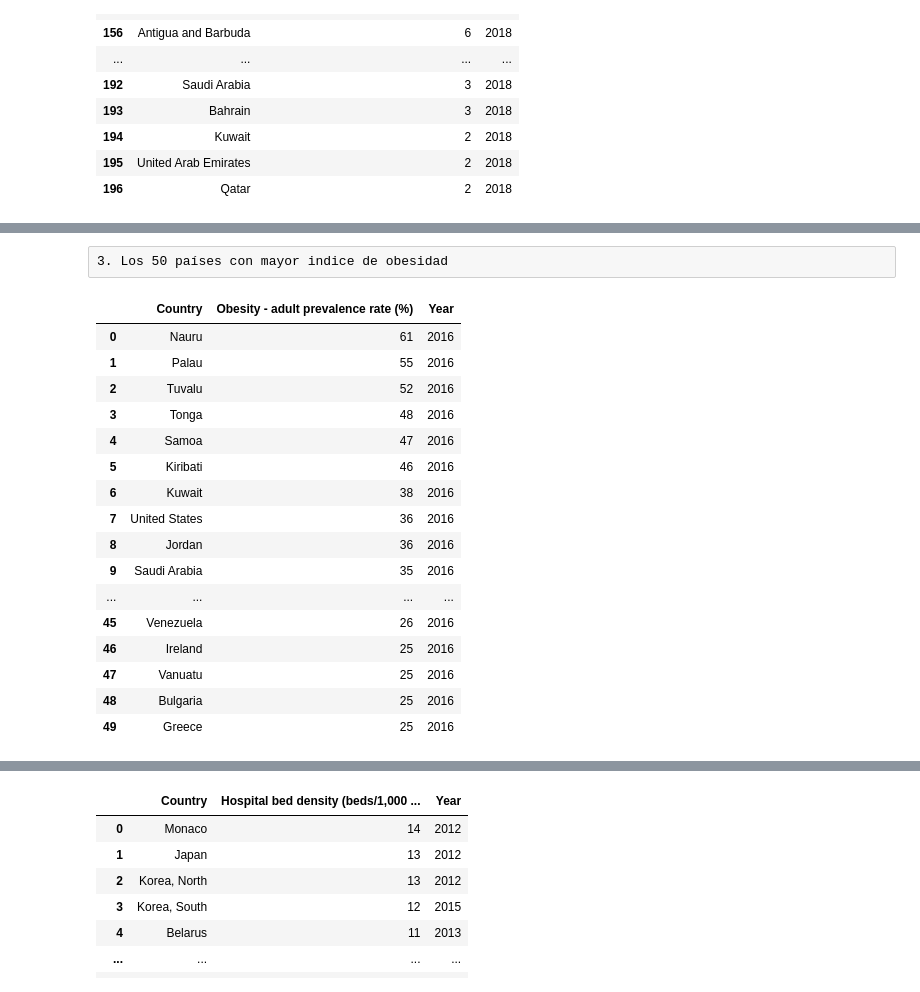
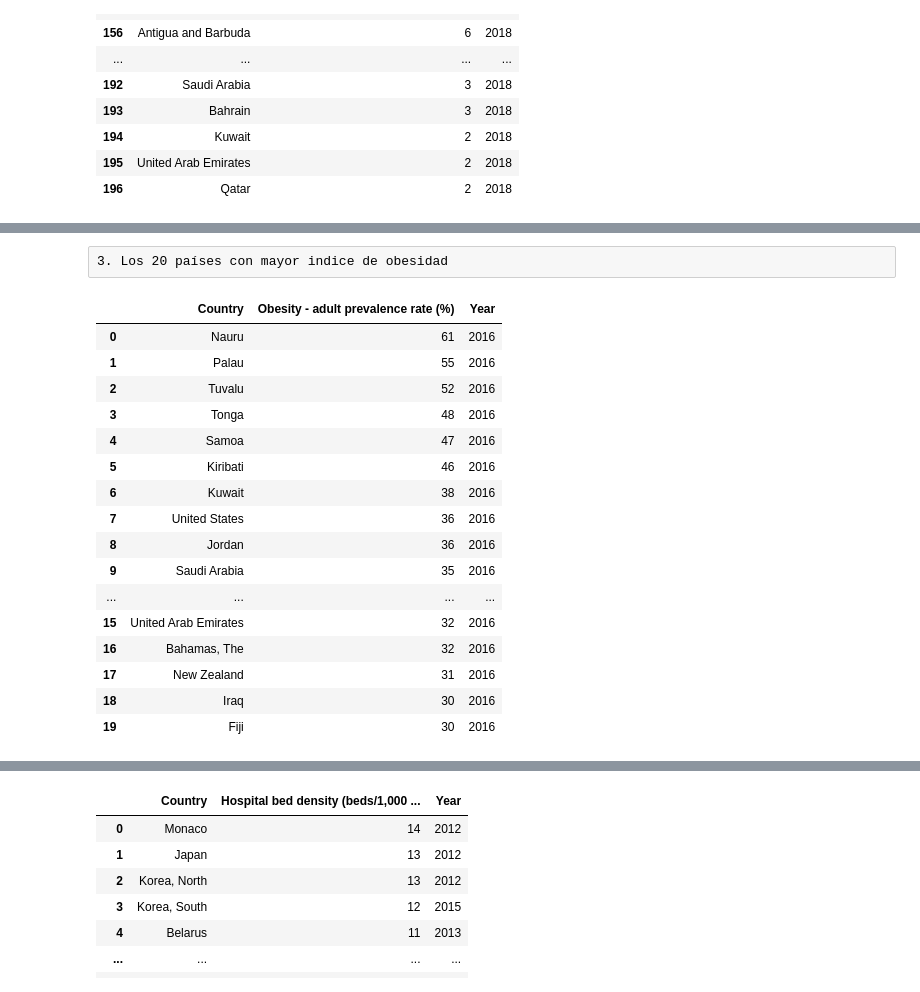
Before and after one commit to DCIDA2019/dcida2020ii-APaloma710, a Jupyter notebook: Sep11/Answers.ipynb, the cells around one changed output, grey strips where cells are left out. Saved outputs shown, nothing was run; the diff lists cells and outputs as text; code cells hidden in the pictures.

```diff
--- a/Sep11/Answers.ipynb
+++ b/Sep11/Answers.ipynb
@@ -164,23 +209,24 @@ datos_HB.tail(50)
 # %% [raw]
-3. Los 50 países con mayor indice de obesidad
+3. Los 20 países con mayor indice de obesidad
 # %%
-#Los 50 países con mayor indice de obesidad
-datos_Ob.head(50)
+#Los 20 países con mayor indice de obesidad
+First20_Ob = datos_Ob.head(20)
+First20_Ob
 # %% [output]
 |  | Country | Obesity - adult prevalence rate (%) | Year |
 | 0 | Nauru | 61 | 2016 |
 | 1 | Palau | 55 | 2016 |
 | 2 | Tuvalu | 52 | 2016 |
 | 3 | Tonga | 48 | 2016 |
 | 4 | Samoa | 47 | 2016 |
 | 5 | Kiribati | 46 | 2016 |
 | 6 | Kuwait | 38 | 2016 |
 | 7 | United States | 36 | 2016 |
 | 8 | Jordan | 36 | 2016 |
 | 9 | Saudi Arabia | 35 | 2016 |
 | ... | ... | ... | ... |
-| 45 | Venezuela | 26 | 2016 |
-| 46 | Ireland | 25 | 2016 |
-| 47 | Vanuatu | 25 | 2016 |
-| 48 | Bulgaria | 25 | 2016 |
-| 49 | Greece | 25 | 2016 |
+| 15 | United Arab Emirates | 32 | 2016 |
+| 16 | Bahamas, The | 32 | 2016 |
+| 17 | New Zealand | 31 | 2016 |
+| 18 | Iraq | 30 | 2016 |
+| 19 | Fiji | 30 | 2016 |
```
Also changed, not shown: parts of 25 cells of this notebook.
